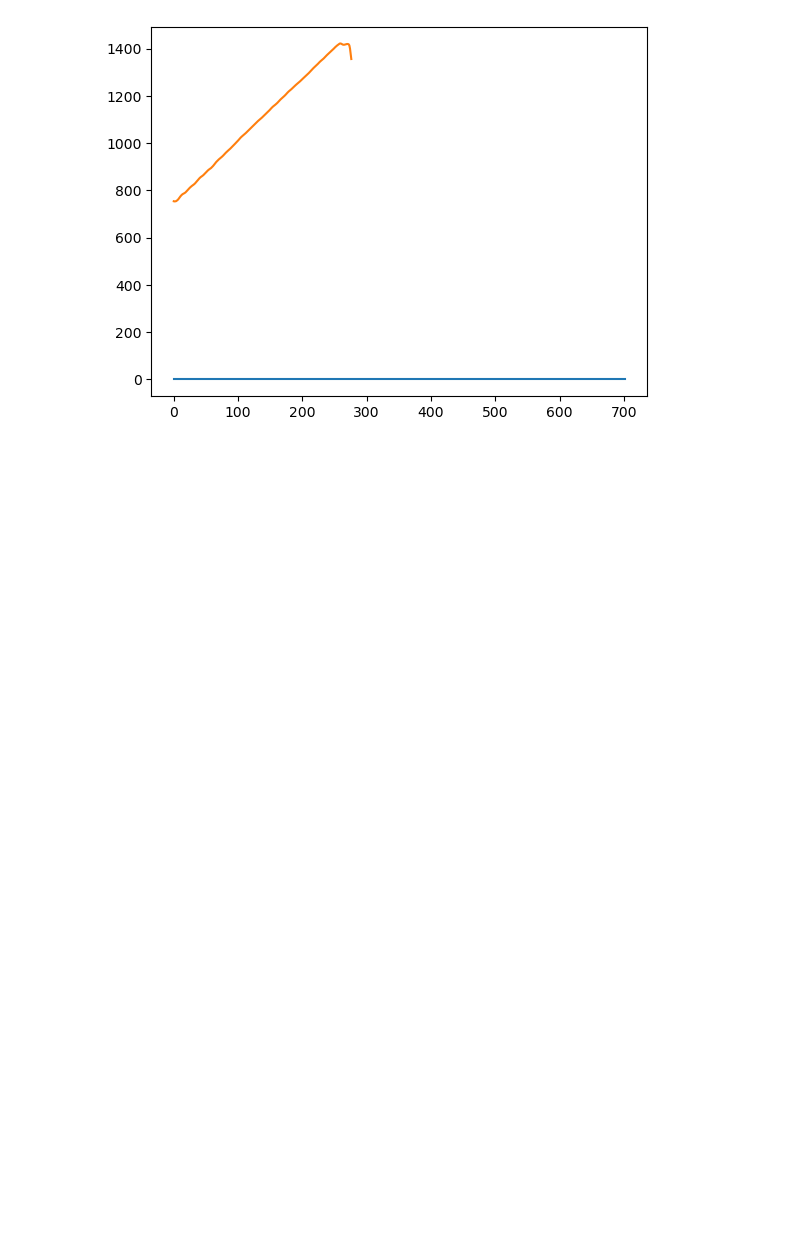
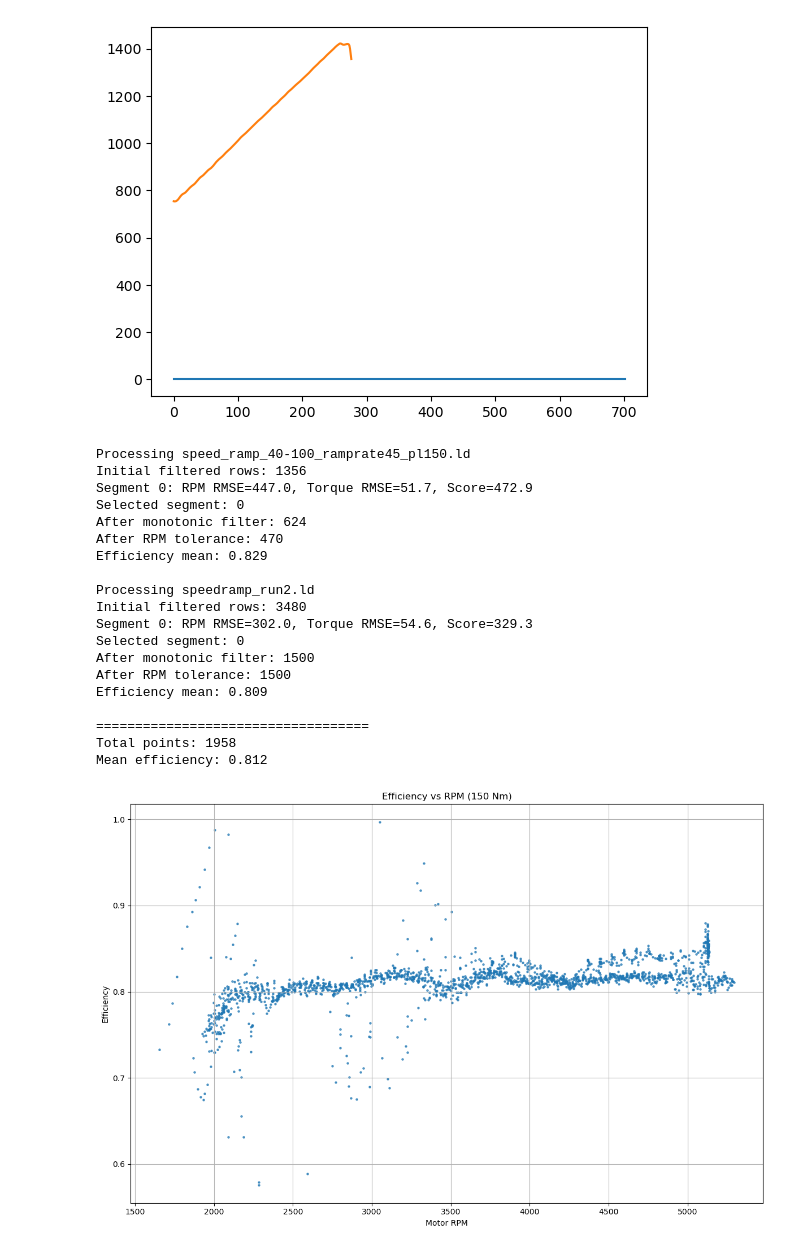
Before and after one commit to Melbourne-University-Motorsports/MUR-Data, a Jupyter notebook: dyno_stuff/13 March/13 March Efficiency.ipynb, the cells around one changed output. Cells and saved outputs as stored; diff of their text form; code cells hidden in the pictures; blank space fills up the shorter version.

```diff
--- a/dyno_stuff/Efficiency.ipynb
+++ b/dyno_stuff/13 March/13 March Efficiency.ipynb
@@ -763,0 +919,35 @@ df_dyno_test["Speed R (rpm)"].plot()
+# %%
+dyno_df = pd.read_csv("dyno.csv", index_col=0, parse_dates=True)
+
+motec_files = [
+    "speed_ramp_40-100_ramprate45_pl150.ld",
+    "speedramp_run2.ld"
+]
+
+dyno_ids = [
+    "MUREV2025.0008",
+    "MUREV2025.0010"
+]
+
+combined_efficiency = process_and_compute_efficiency_compare(dyno_df, motec_files, dyno_ids)
+# %% [output]
+Processing speed_ramp_40-100_ramprate45_pl150.ld
+Initial filtered rows: 1356
+Segment 0: RPM RMSE=447.0, Torque RMSE=51.7, Score=472.9
+Selected segment: 0
+After monotonic filter: 624
+After RPM tolerance: 470
+Efficiency mean: 0.829
+
+Processing speedramp_run2.ld
+Initial filtered rows: 3480
+Segment 0: RPM RMSE=302.0, Torque RMSE=54.6, Score=329.3
+Selected segment: 0
+After monotonic filter: 1500
+After RPM tolerance: 1500
+Efficiency mean: 0.809
+
+===================================
+Total points: 1958
+Mean efficiency: 0.812
+[figure, added]
```
Also changed, not shown: parts of 3 cells of this notebook, 10 other files.
